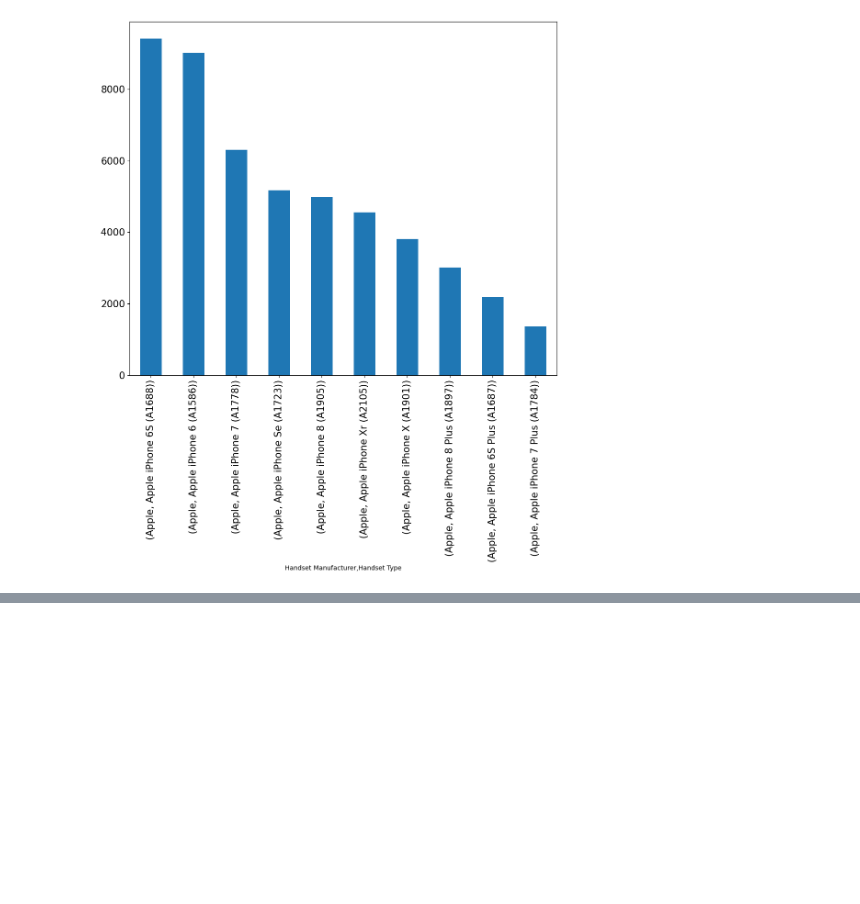
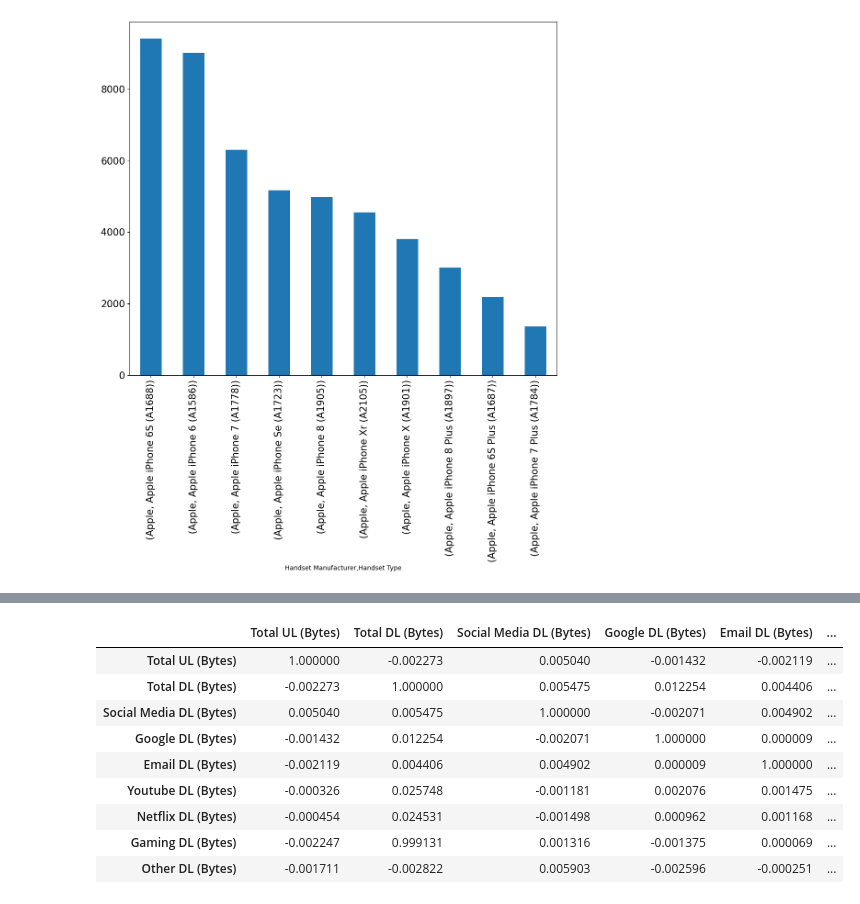
Before and after one commit to olaniSiyum/User_Analytics_in_the_Telecommunication_industry, a Jupyter notebook: notebook/user_overview.ipynb, the cells around one changed output, grey strips where cells are left out. Saved outputs shown, nothing was run; the diff lists cells and outputs as text; code cells hidden in the pictures; blank space fills up the shorter version.

```diff
--- a/notebook/user_overview.ipynb
+++ b/notebook/user_overview.ipynb
@@ -70,0 +170,17 @@ handset_man.groupby('Handset Manufacturer')['Handset Type'].value_counts()[:10].
+# %%
+# Relationship between each application and total DL+UL data
+app_vs_total_data = clean_data[['Total UL (Bytes)', 'Total DL (Bytes)', 'Social Media DL (Bytes)',
+                          'Google DL (Bytes)', 'Email DL (Bytes)', 'Youtube DL (Bytes)',
+                          'Netflix DL (Bytes)', 'Gaming DL (Bytes)', 'Other DL (Bytes)']].corr()
+app_vs_total_data
+# %% [output]
+|  | Total UL (Bytes) | Total DL (Bytes) | Social Media DL (Bytes) | Google DL (Bytes) | Email DL (Bytes) | ... |
+| Total UL (Bytes) | 1.000000 | -0.002273 | 0.005040 | -0.001432 | -0.002119 | ... |
+| Total DL (Bytes) | -0.002273 | 1.000000 | 0.005475 | 0.012254 | 0.004406 | ... |
+| Social Media DL (Bytes) | 0.005040 | 0.005475 | 1.000000 | -0.002071 | 0.004902 | ... |
+| Google DL (Bytes) | -0.001432 | 0.012254 | -0.002071 | 1.000000 | 0.000009 | ... |
+| Email DL (Bytes) | -0.002119 | 0.004406 | 0.004902 | 0.000009 | 1.000000 | ... |
+| Youtube DL (Bytes) | -0.000326 | 0.025748 | -0.001181 | 0.002076 | 0.001475 | ... |
+| Netflix DL (Bytes) | -0.000454 | 0.024531 | -0.001498 | 0.000962 | 0.001168 | ... |
+| Gaming DL (Bytes) | -0.002247 | 0.999131 | 0.001316 | -0.001375 | 0.000069 | ... |
+| Other DL (Bytes) | -0.001711 | -0.002822 | 0.005903 | -0.002596 | -0.000251 | ... |
```
Also changed, not shown: parts of 8 cells of this notebook.
